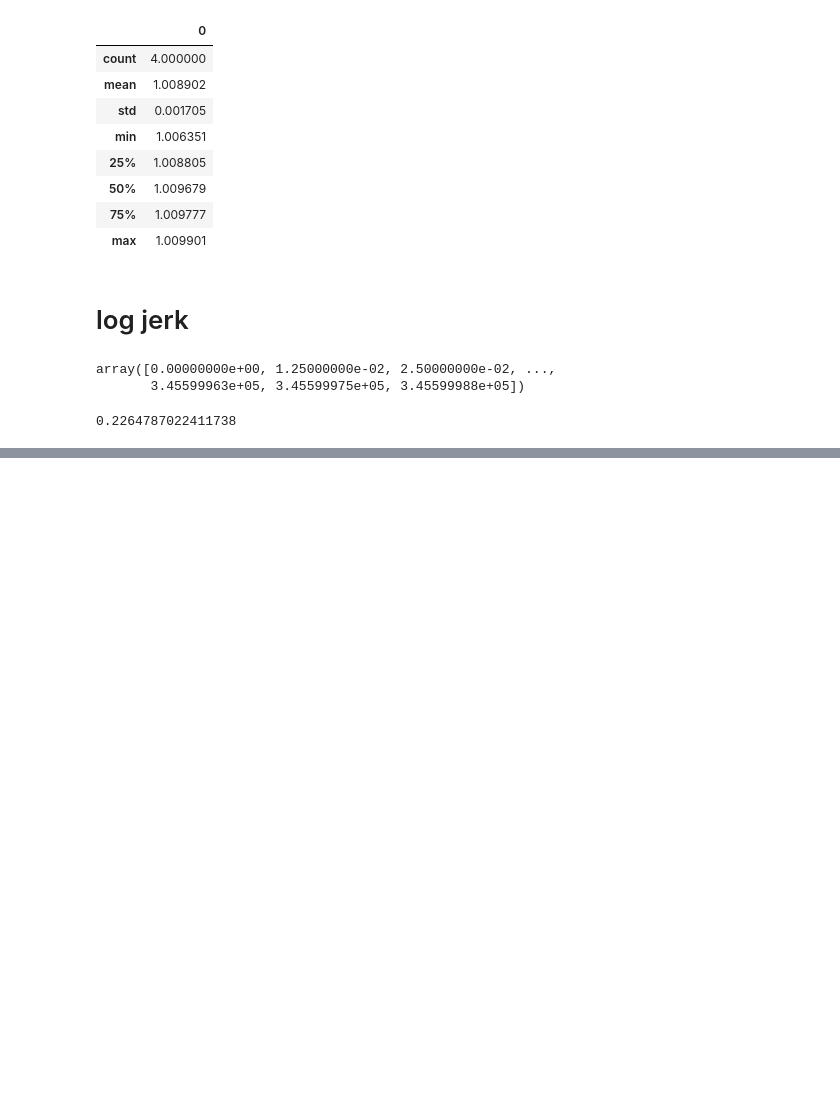
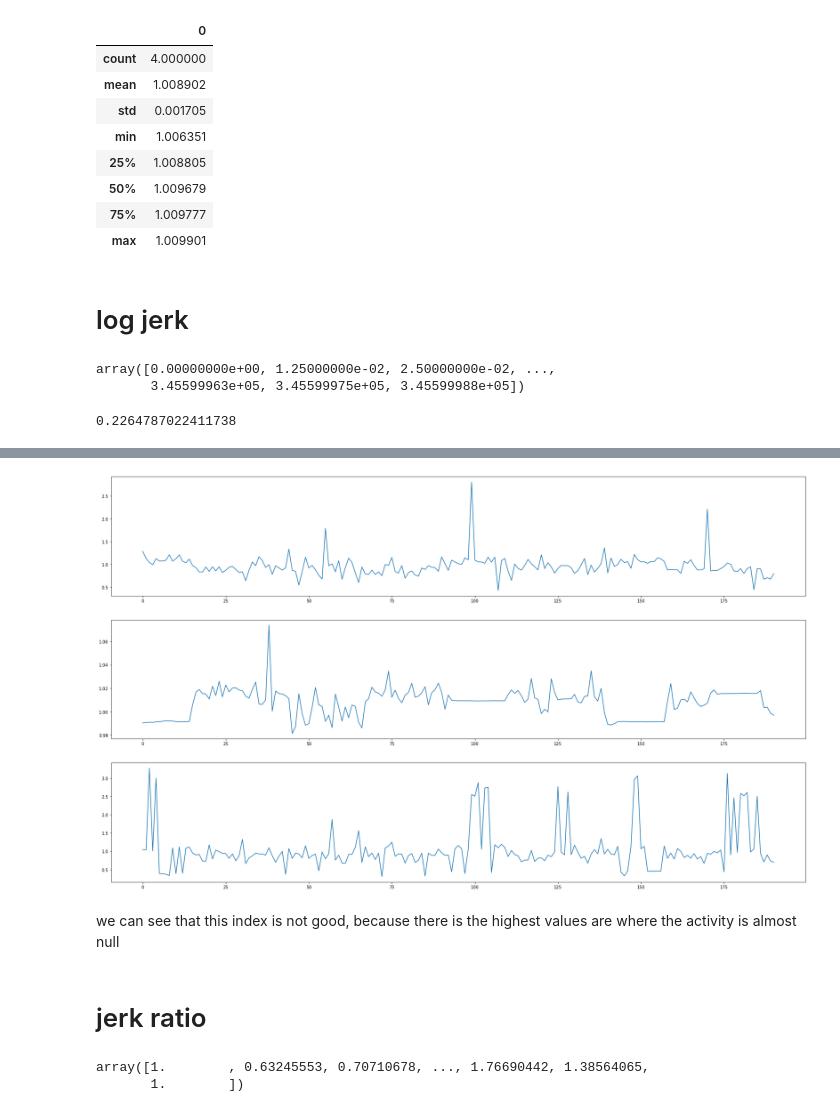
Before and after one commit to KamerC1/Smart_Application_Bio, a Jupyter notebook: notebooks/Asimmetry index range.ipynb, the cells around one changed output, grey strips where cells are left out. Saved outputs shown, nothing was run; the diff lists cells and outputs as text; code cells hidden in the pictures; blank space fills up the shorter version.

```diff
--- a/notebooks/Asimmetry index range.ipynb
+++ b/notebooks/Asimmetry index range.ipynb
@@ -424,0 +468,17 @@ plt.show()
+# %%
+fig= plt.figure(figsize=(30,18))
+ax1=fig.add_subplot(311)
+ax2=fig.add_subplot(312)
+ax3=fig.add_subplot(313)
+
+ax1.plot(LDJ_Ratio_y)
+ax2.plot(magnitude_ND_30m)
+ax3.plot(LDJ_Ratio_z)
+
+plt.show()
+# %% [output]
+[figure, added]
+# %% [markdown]
+we can see that this index is not good, because there is the highest values are where the activity is almost null
+# %% [markdown]
+# jerk ratio
@@ -424,0 +487,5 @@ plt.show()
+# %%
+jerk_ratio
+# %% [output]
+array([1.        , 0.63245553, 0.70710678, ..., 1.76690442, 1.38564065,
+       1.        ])
```
Also changed, not shown: parts of 14 cells of this notebook.
